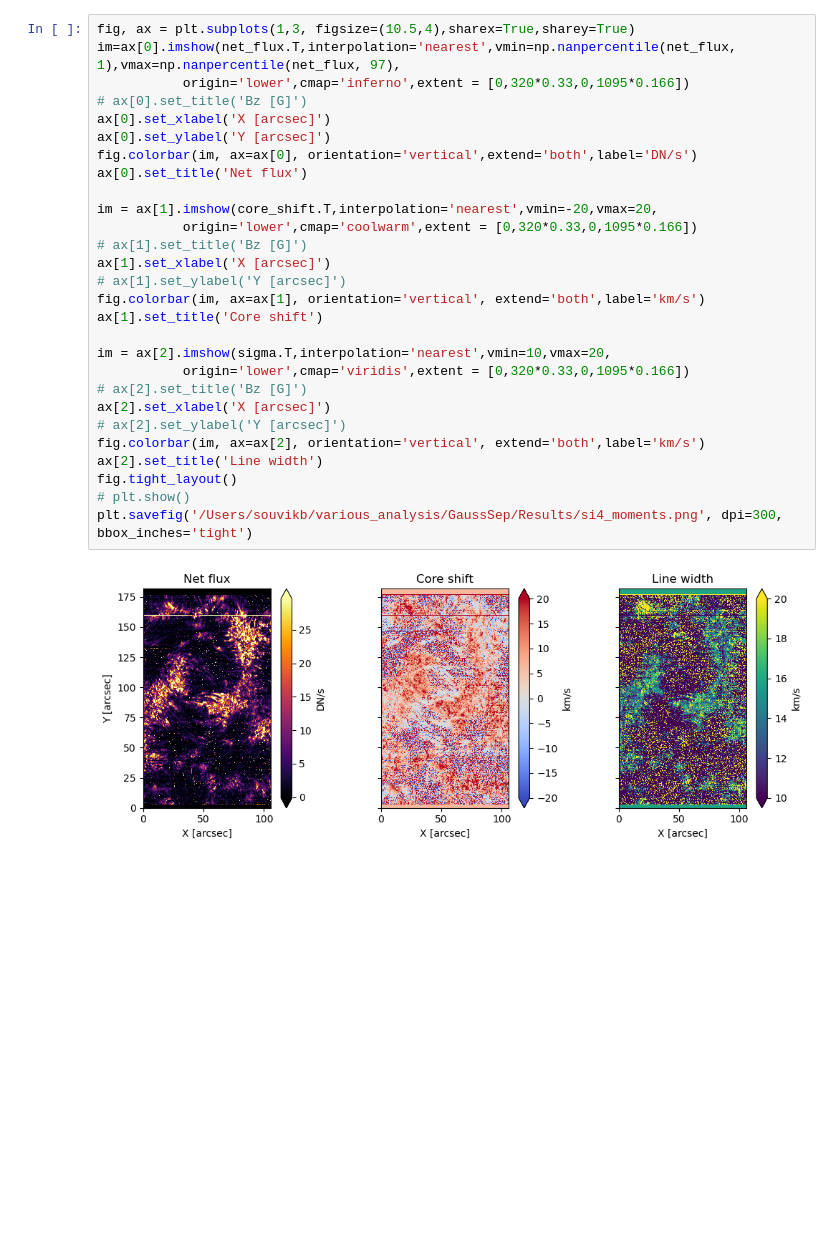
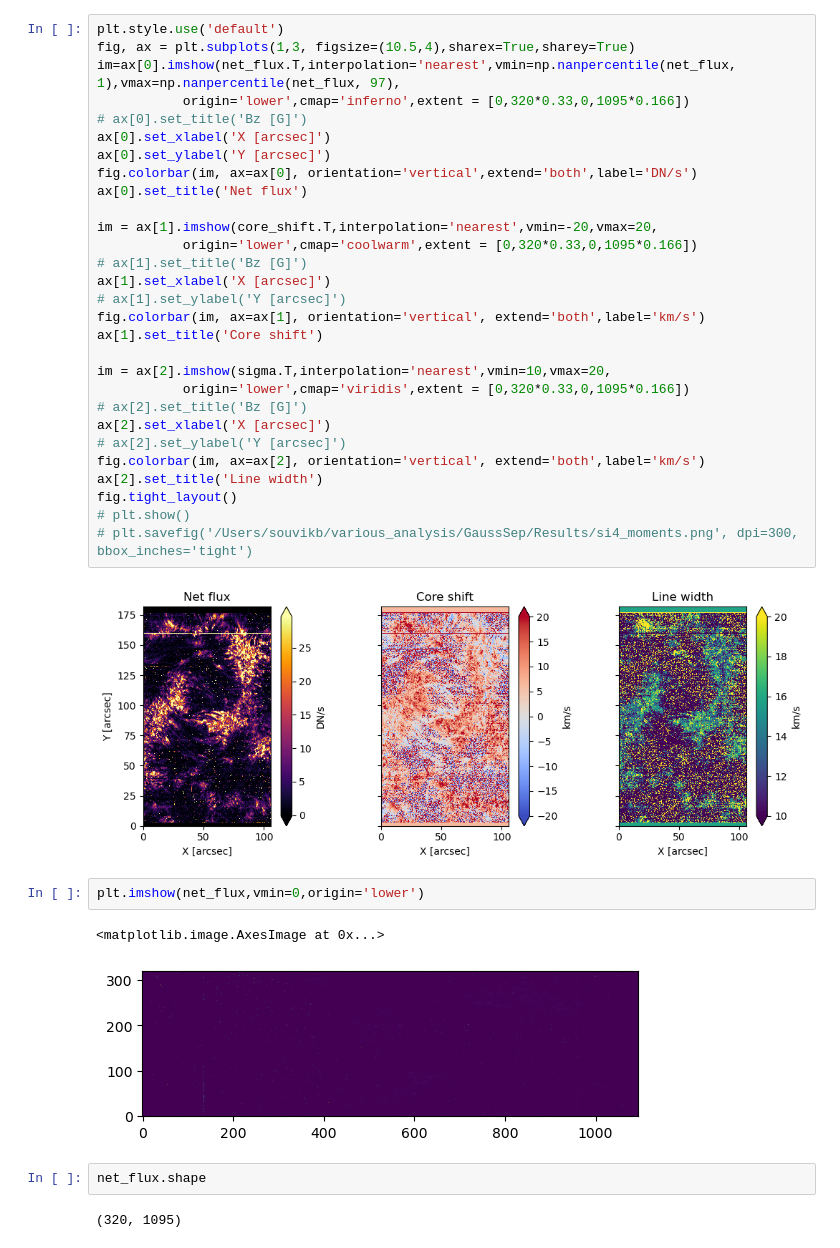
Before and after one commit to souvikita/plage_heating, a Jupyter notebook: si4_data_plot.ipynb, the cells around one changed output. Cells and saved outputs as stored; diff of their text form; blank space fills up the shorter version.

Commit message:
si4 analysis from the fitted profiles

```diff
--- a/si4_data_plot.ipynb
+++ b/si4_data_plot.ipynb
@@ -25,6 +25,7 @@ core_shift_unit = si_4_moments['core_shift_unit']
 sigma = si_4_moments['sigma']
 sigma_unit = si_4_moments['sigma_unit']
 # %%
+plt.style.use('default')
 fig, ax = plt.subplots(1,3, figsize=(10.5,4),sharex=True,sharey=True)
 im=ax[0].imshow(net_flux.T,interpolation='nearest',vmin=np.nanpercentile(net_flux, 1),vmax=np.nanpercentile(net_flux, 97),
            origin='lower',cmap='inferno',extent = [0,320*0.33,0,1095*0.166])
@@ -51,6 +52,15 @@ fig.colorbar(im, ax=ax[2], orientation='vertical', extend='both',label='km/s')
 ax[2].set_title('Line width')
 fig.tight_layout()
 # plt.show()
-plt.savefig('/Users/souvikb/various_analysis/GaussSep/Results/si4_moments.png', dpi=300, bbox_inches='tight')
+# plt.savefig('/Users/souvikb/various_analysis/GaussSep/Results/si4_moments.png', dpi=300, bbox_inches='tight')
 # %% [output]
 [figure]
+# %%
+plt.imshow(net_flux,vmin=0,origin='lower')
+# %% [output]
+<matplotlib.image.AxesImage at 0x...>
+[figure, added]
+# %%
+net_flux.shape
+# %% [output]
+(320, 1095)
```
Also changed, not shown: parts of 5 cells of this notebook.
